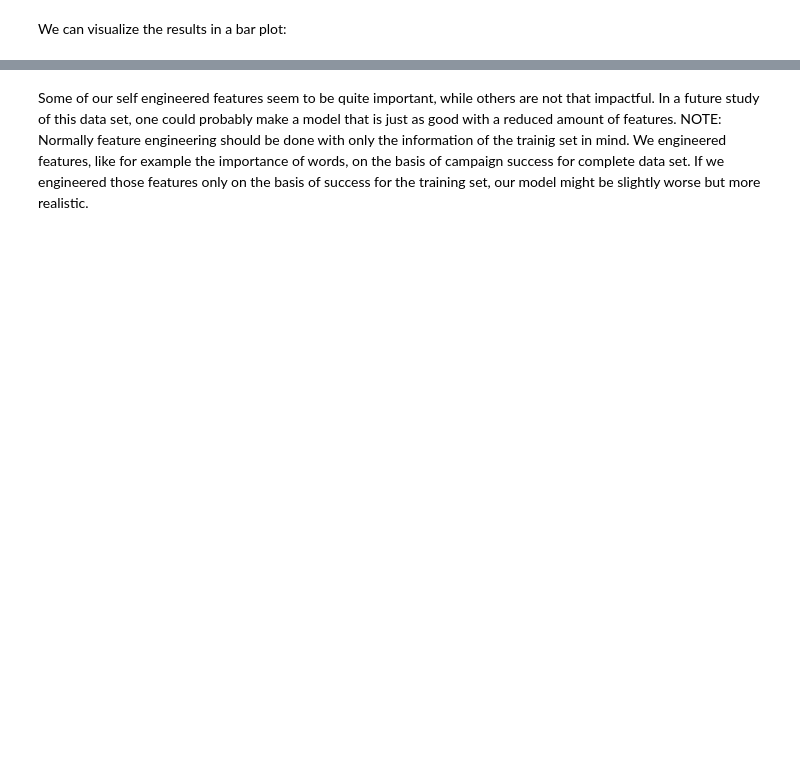
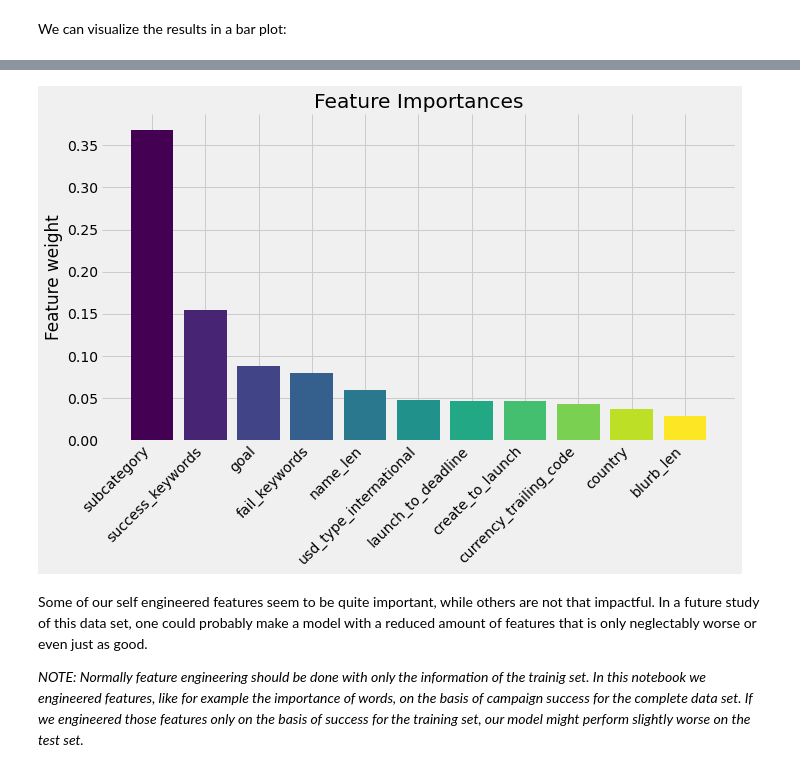
Before and after one commit to ho-ya/Kickstarter_Success_Prediction, a Jupyter notebook: Notebook_Kickstarter_prediction.ipynb, the cells around one changed output, grey strips where cells are left out. Cells and saved outputs as stored; diff of their text form; code cells hidden in the pictures; blank space fills up the shorter version.

```diff
--- a/Notebook_Kickstarter_prediction.ipynb
+++ b/Notebook_Kickstarter_prediction.ipynb
@@ -699,2 +741,23 @@ sorted(zip(importances_names, importances), key=lambda x: x[1], reverse=True)
+# %%
+# plot feature importances
+
+feature_names = list(zip(*importances))[0]
+feature_values = list(zip(*importances))[1]
+x_pos = np.arange(len(feature_names))
+
+plt.figure(figsize=(10,7))
+
+plt.bar(x_pos, feature_values, color=plt.cm.viridis(np.linspace(0, 1, len(feature_names))))
+plt.title('Feature Importances')
+plt.xticks(x_pos, feature_names, rotation=45, ha='right')
+plt.ylabel('Feature weight')
+plt.box(False)
+plt.tight_layout()
+plt.savefig('images/Feature_Importances.png', transparent=True)
+plt.show()
+# %% [output]
+[figure, added]
 # %% [markdown]
-Some of our self engineered features seem to be quite important, while others are not that impactful. In a future study of this data set, one could probably make a model that is just as good with a reduced amount of features. NOTE: Normally feature engineering should be done with only the information of the trainig set in mind. We engineered features, like for example the importance of words, on the basis of campaign success for complete data set. If we engineered those features only on the basis of success for the training set, our model might be slightly worse but more realistic.
+Some of our self engineered features seem to be quite important, while others are not that impactful. In a future study of this data set, one could probably make a model with a reduced amount of features that is only neglectably worse or even just as good.
+
+*NOTE: Normally feature engineering should be done with only the information of the trainig set. In this notebook we engineered features, like for example the importance of words, on the basis of campaign success for the complete data set. If we engineered those features only on the basis of success for the training set, our model might perform slightly worse on the test set.*
```
Also changed, not shown: parts of 32 cells of this notebook.
